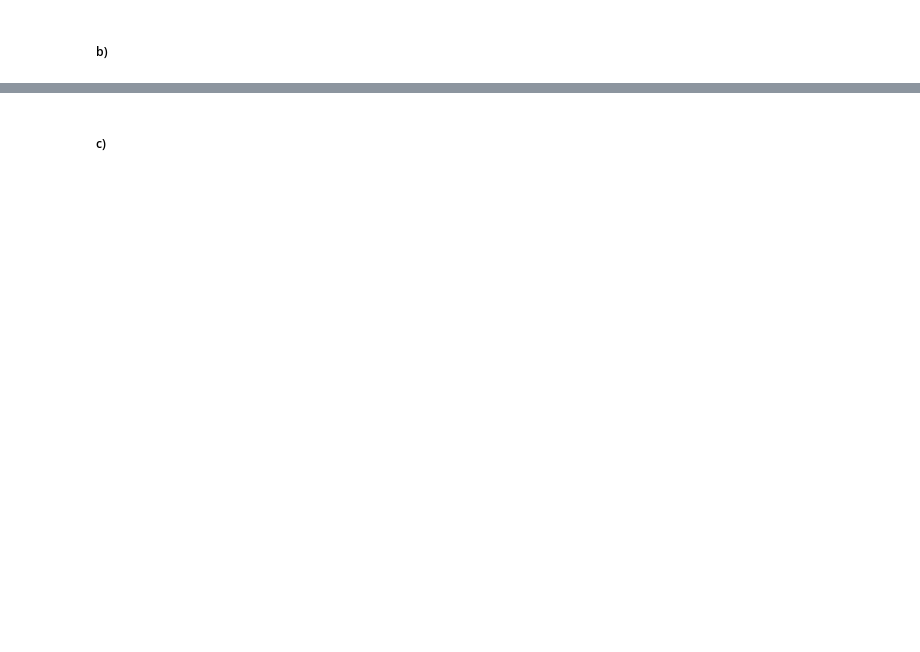
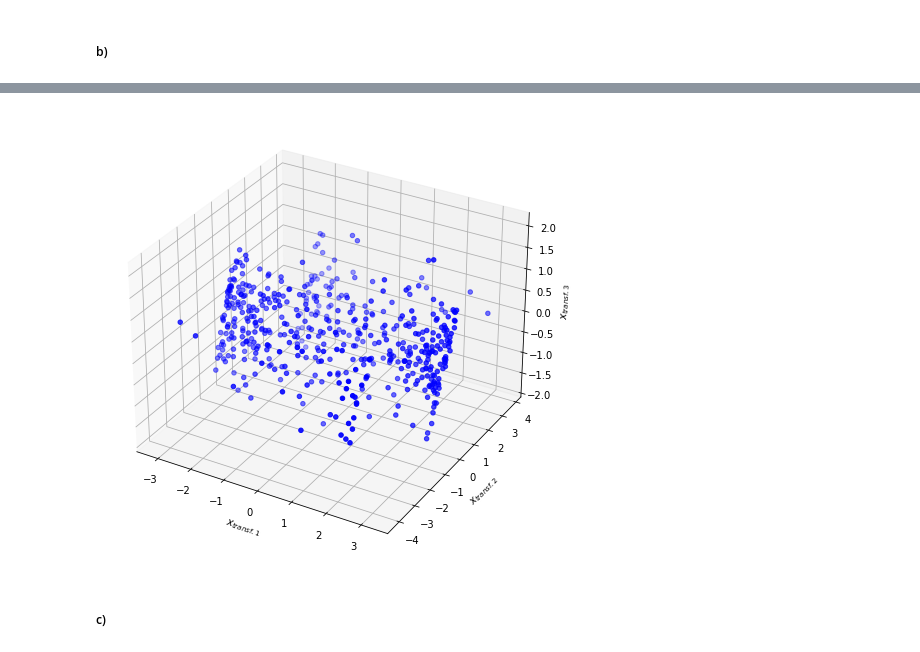
Before and after one commit to iyhabz/MI_2, a Jupyter notebook: Ue_1/sheet01_solved.ipynb, the cells around one changed output, grey strips where cells are left out. Cells and saved outputs as stored; diff of their text form; code cells hidden in the pictures; blank space fills up the shorter version.

```diff
--- a/Ue_1/sheet01_solved.ipynb
+++ b/Ue_1/sheet01_solved.ipynb
@@ -117,12 +126,12 @@ eig_value3d_sorted = eig_value3d[sorted_index]
 eig_vector3d_sorted = eig_vector3d[:, sorted_index3d]
 
 # Transforms centered data to one with diagonal covariance
-data3d_transformed = np.dot(data3d_centered.T, eig_vector3d_sorted)
+data3d_transformed = np.dot(eig_vector3d_sorted.T, data3d_centered)
 
 # Plots
 fig = plt.figure(figsize=(8,10))
 ax = fig.add_subplot(projection='3d')
-ax.scatter(data3d_transformed[:,0], data3d_transformed[:, 1], data3d_transformed[:, 2], marker = 'o', color = 'b')
+ax.scatter(data3d_transformed[0], data3d_transformed[1], data3d_transformed[2], marker = 'o', color = 'b')
 ax.set_xlabel('$x_{transf. 1}$')
 ax.set_ylabel('$x_{transf. 2}$')
 ax.set_zlabel('$x_{transf. 3}$')
@@ -134,3 +141,4 @@ plt.show()
+[figure, added]
 # %% [markdown]
 ##### c)
 # %%
```
Also changed, not shown: parts of 20 cells of this notebook, 1 other file.
